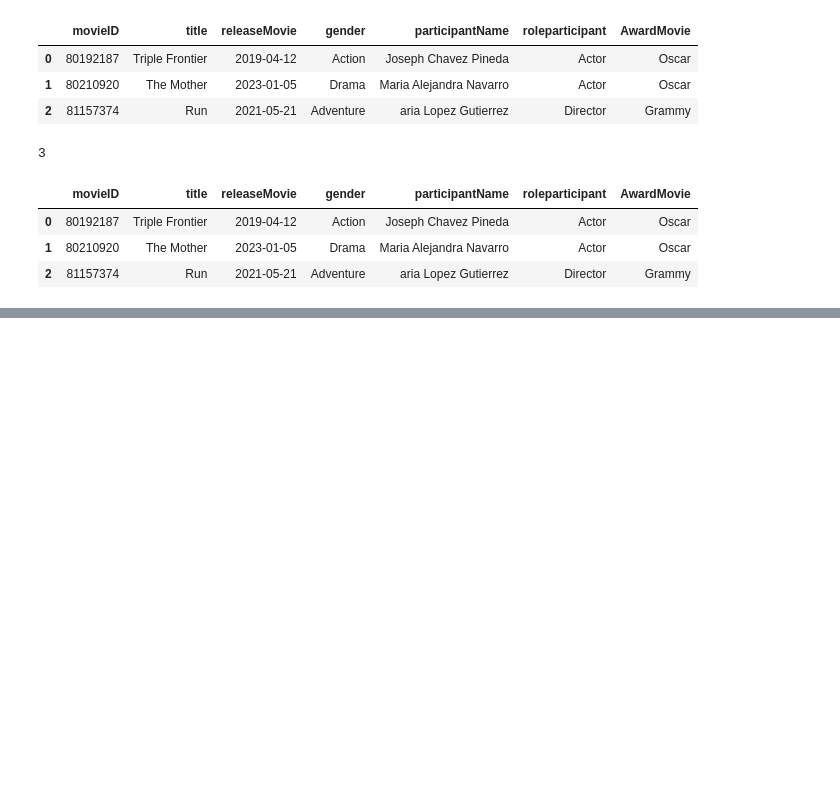
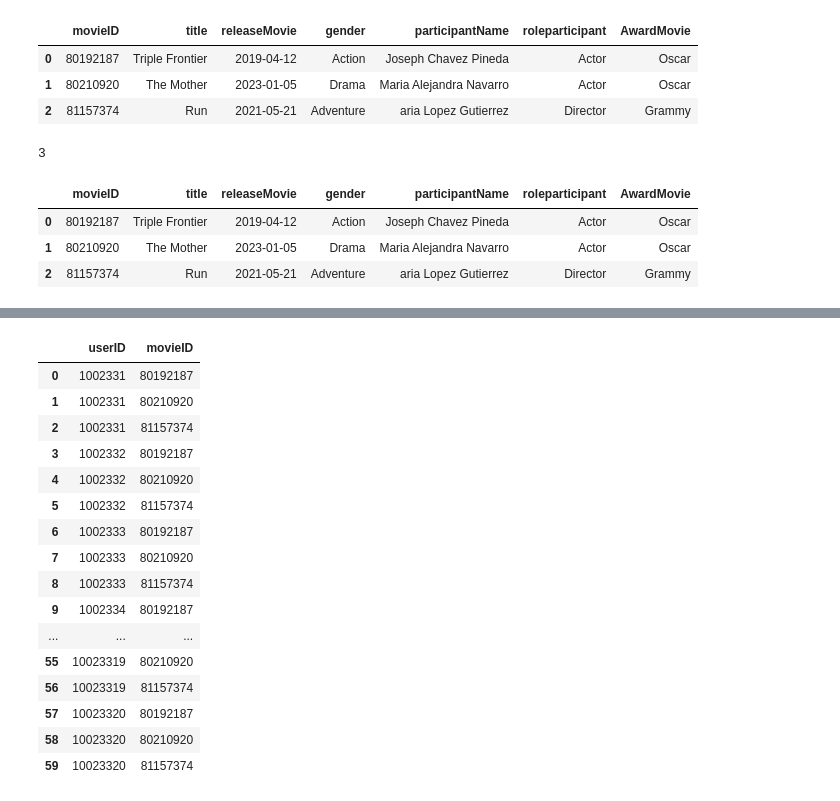
Before and after one commit to andrei-galed/AnalisisDeDatos, a Jupyter notebook: Sesion4/ETL/ETL.ipynb, the cells around one changed output, grey strips where cells are left out. Drawn from its saved outputs; the diff is of its cells as text; code cells hidden in the pictures; blank space fills up the shorter version.

```diff
--- a/Sesion4/ETL/ETL.ipynb
+++ b/Sesion4/ETL/ETL.ipynb
@@ -98,4 +105,10 @@ moview_load
 | 2 | 81157374 | Run | 2021-05-21 | Adventure | aria Lopez Gutierrez | Director | Grammy |
 # %%
 #Conexion a la dimension usuario
-users = pd.read
+users = pd.read_csv('./data/users.csv', sep='|' )
+
+#renombrar el campo IDUser
+users.rename(columns={'idUser':'userID'}, inplace=True)
+
+
+users.head()
@@ -101,0 +139,28 @@ users = pd.read
+# %%
+#Cargamos la dimension Facts
+
+#Extrae una serie de usuarios del archivo users.csv
+user_id = users['userID']
+#Extrae una serie de movies de movies_data
+movies_id = movies_data['movieID']
+# %%
+watch_data = pd.merge(user_id,movies_id, how='cross')
+watch_data
+# %% [output]
+|  | userID | movieID |
+| 0 | 1002331 | 80192187 |
+| 1 | 1002331 | 80210920 |
+| 2 | 1002331 | 81157374 |
+| 3 | 1002332 | 80192187 |
+| 4 | 1002332 | 80210920 |
+| 5 | 1002332 | 81157374 |
+| 6 | 1002333 | 80192187 |
+| 7 | 1002333 | 80210920 |
+| 8 | 1002333 | 81157374 |
+| 9 | 1002334 | 80192187 |
+| ... | ... | ... |
+| 55 | 10023319 | 80210920 |
+| 56 | 10023319 | 81157374 |
+| 57 | 10023320 | 80192187 |
+| 58 | 10023320 | 80210920 |
+| 59 | 10023320 | 81157374 |
```
Also changed, not shown: parts of 12 cells of this notebook.
